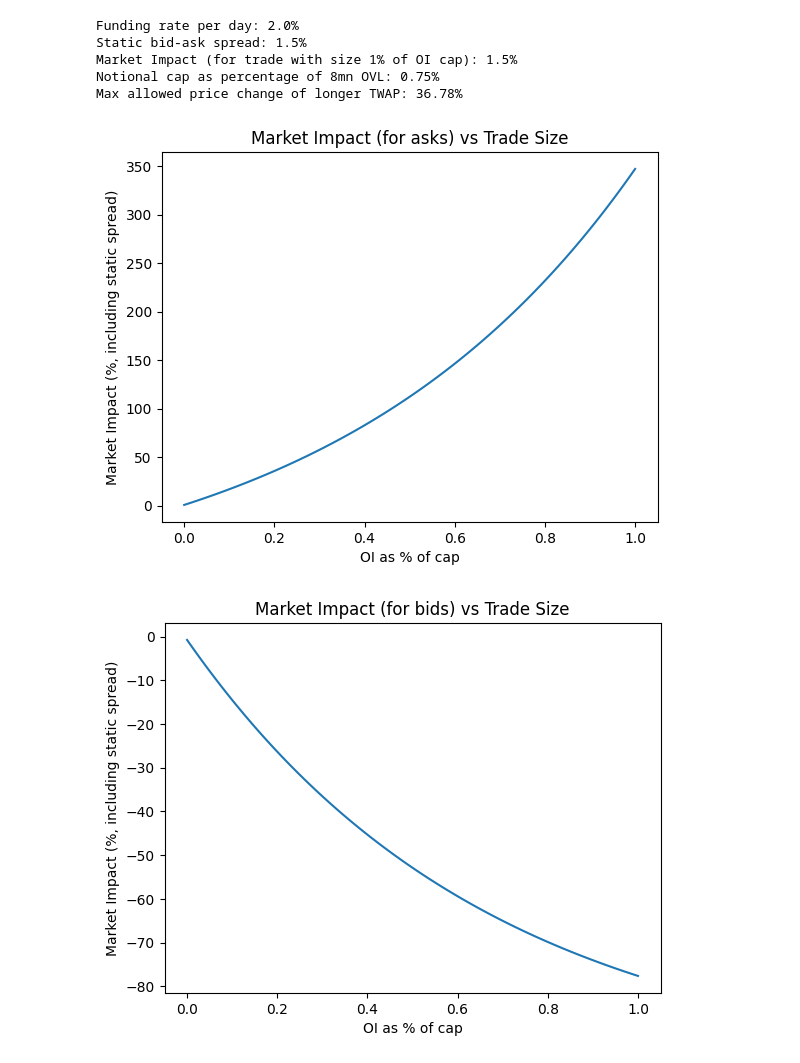
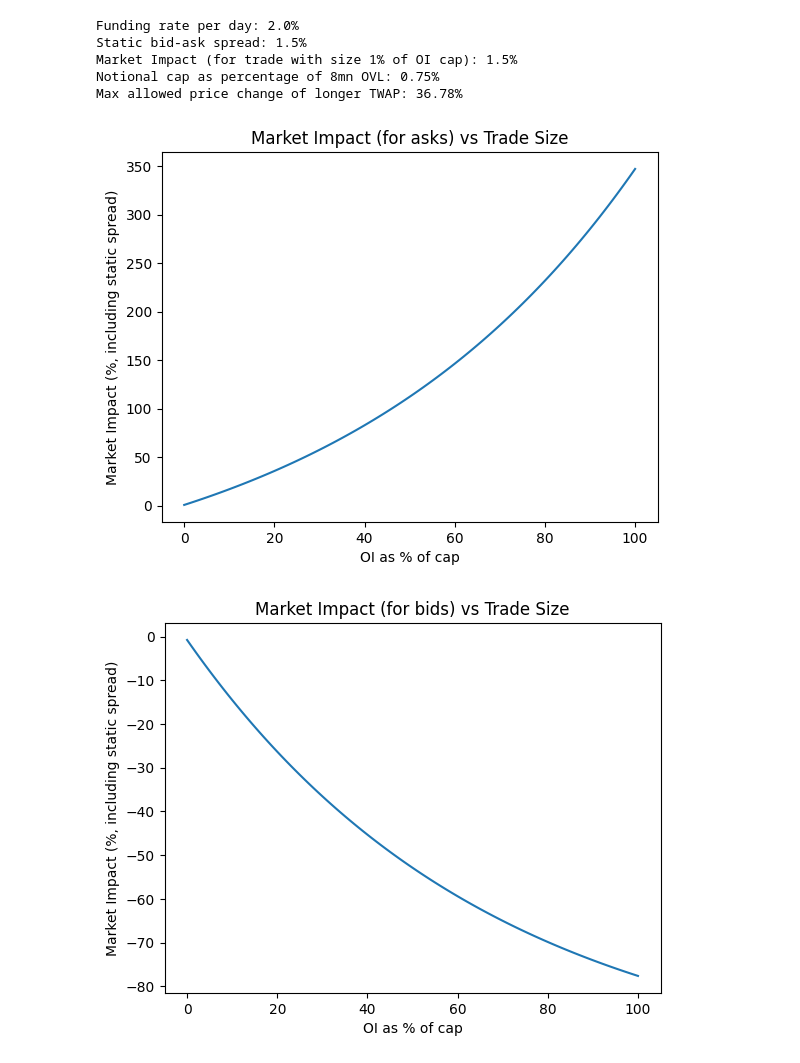
Before and after one commit to overlay-market/overlay-risk, a Jupyter notebook: scripts/risk_pipeline/risk_visualizations_for_inputs.ipynb, the cells around one changed output. Saved outputs shown, nothing was run; the diff lists cells and outputs as text; code cells hidden in the pictures.

```diff
--- a/scripts/risk_pipeline/risk_visualizations_for_inputs.ipynb
+++ b/scripts/risk_pipeline/risk_visualizations_for_inputs.ipynb
@@ -44,37 +44,37 @@ Max allowed price change of longer TWAP: 36.78%
 base_price = 1
 ask_list = []
 bid_list = []
-oi_perc_range = np.arange(0, 1.01, 0.01)
+oi_perc_range = np.arange(0, 101, 1)
 for oi_perc in oi_perc_range:
     bid_ask_inputs = (
         base_price,
         input_params['delta']/1e18,
         input_params['lambda']/1e18,
-        oi_perc
+        oi_perc/100
     )
     ask_list.append(
         vdp.ask(*bid_ask_inputs)
     )
     bid_list.append(
         vdp.bid(*bid_ask_inputs)
     )
 
 ask_perc = [(ask - 1) * 100 for ask in ask_list]
 bid_perc = [(bid - 1) * 100 for bid in bid_list]
 
 # Plot ask_perc vs oi_perc
 plt.plot(oi_perc_range, ask_perc)
 plt.xlabel('OI as % of cap')
 plt.ylabel('Market Impact (%, including static spread)')
 plt.title('Market Impact (for asks) vs Trade Size')
 plt.show()
 
 # Plot bid_perc vs oi_perc
 plt.plot(oi_perc_range, bid_perc)
 plt.xlabel('OI as % of cap')
 plt.ylabel('Market Impact (%, including static spread)')
 plt.title('Market Impact (for bids) vs Trade Size')
 plt.show()
 # %% [output]
-[figure, old version]
+[figure, new version]
-[figure, old version]
+[figure, new version]
```
Also changed, not shown: parts of 1 cell of this notebook.
